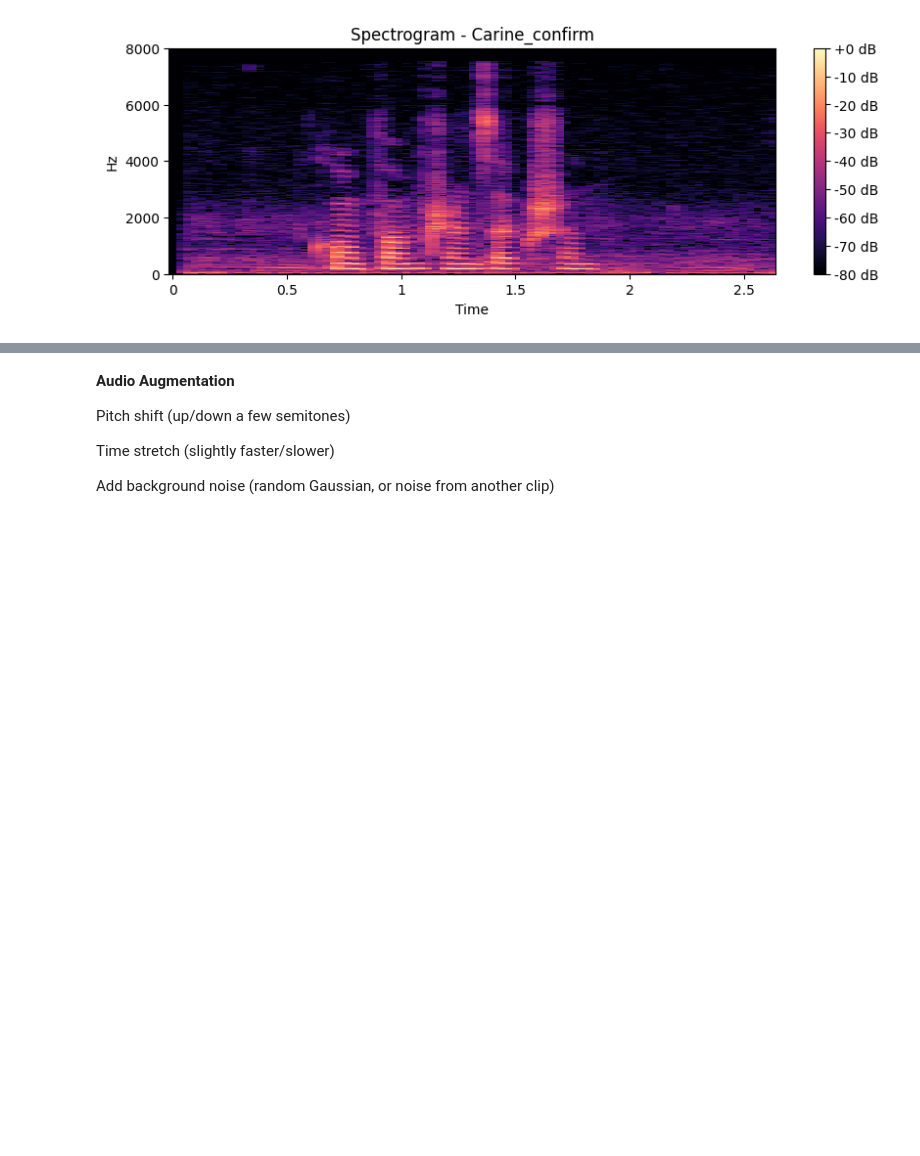
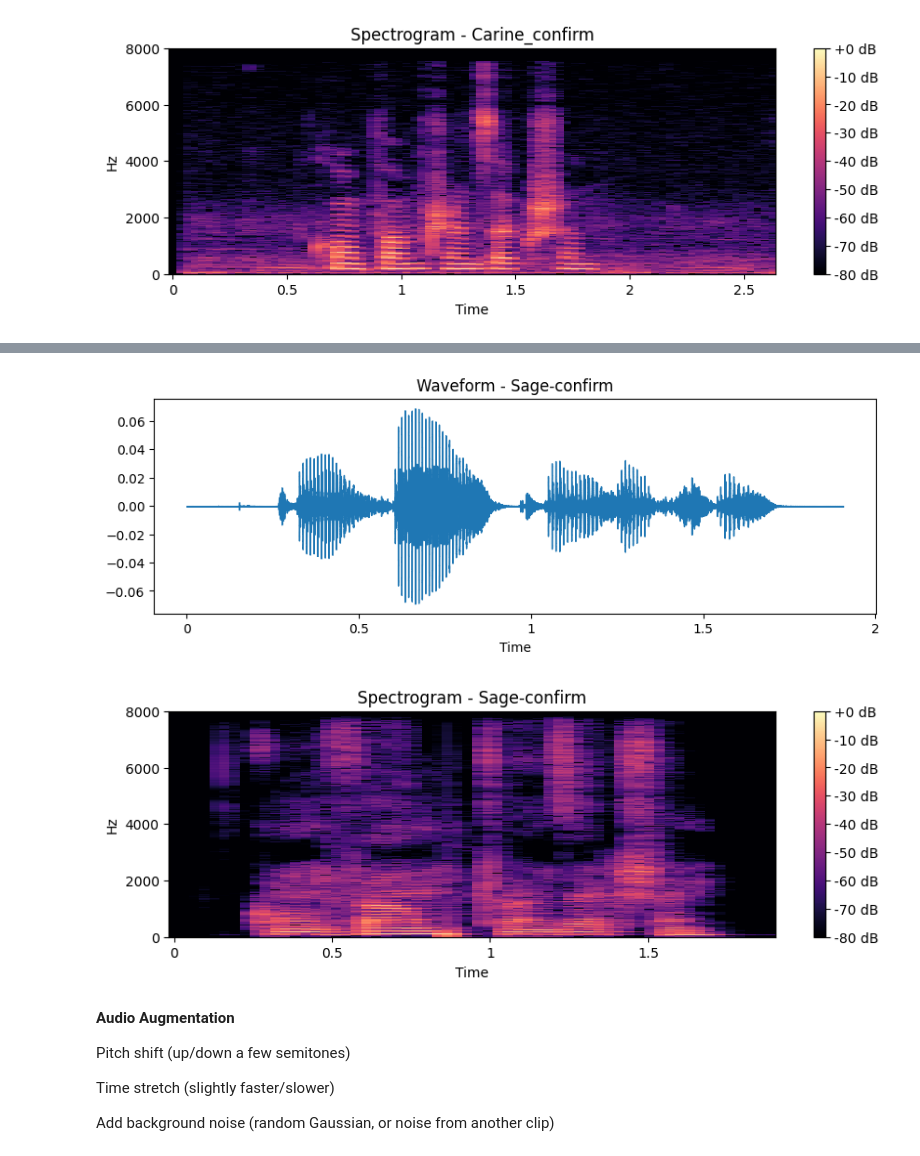
Before and after one commit to Phinah/Data-Preprocessing, a Jupyter notebook: audio_pipeline.ipynb, the cells around one changed output, grey strips where cells are left out. Drawn from its saved outputs; the diff is of its cells as text; code cells hidden in the pictures; blank space fills up the shorter version.

```diff
--- a/audio_pipeline.ipynb
+++ b/audio_pipeline.ipynb
@@ -235,3 +271,43 @@ plt.show()
+# %%
+# Sample 6: Sage-confirm
+# Note: Imports are now in cell 2
+# Note: File is named Sage_comfirm.wav (with typo) in the directory
+
+file_path = RAW_DIR / "Sage_confirm.wav"  # Using actual filename (has typo)
+if file_path.exists():
+    y, sr = librosa.load(str(file_path), sr=SAMPLE_RATE)  # mono, resampled
+else:
+    # Try alternative spelling
+    file_path = RAW_DIR / "Sage_confirm.wav"
+    if file_path.exists():
+        y, sr = librosa.load(str(file_path), sr=SAMPLE_RATE)
+    else:
+        print(f"File not found: Sage_confirm.wav or Sage_comfirm.wav")
+        print(f"Available files: {[f.name for f in RAW_DIR.glob('*.wav')]}")
+        y, sr = None, SAMPLE_RATE
+
+# Only plot if audio was loaded successfully
+if y is not None:
+    # Waveform
+    plt.figure(figsize=(10, 3))
+    librosa.display.waveshow(y, sr=sr)
+    plt.title("Waveform - Sage-confirm")
+    plt.show()
+
+    # Spectrogram
+    D = np.abs(librosa.stft(y))
+    S_db = librosa.amplitude_to_db(D, ref=np.max)
+
+    plt.figure(figsize=(10, 3))
+    librosa.display.specshow(S_db, sr=sr, x_axis="time", y_axis="hz")
+    plt.colorbar(format="%+2.0f dB")
+    plt.title("Spectrogram - Sage-confirm")
+    plt.show()
+else:
+    print("Cannot display visualization: audio file not found")
+# %% [output]
+[figure, added]
+[figure, added]
 # %% [markdown]
  **Audio Augmentation**
 
```
Also changed, not shown: parts of 5 cells of this notebook, 5 other files.
